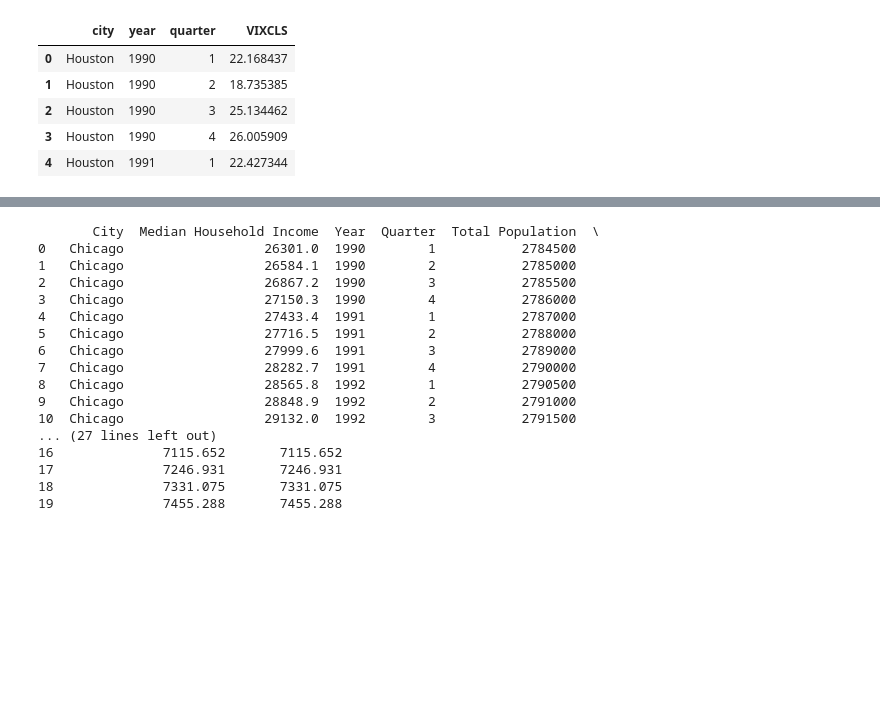
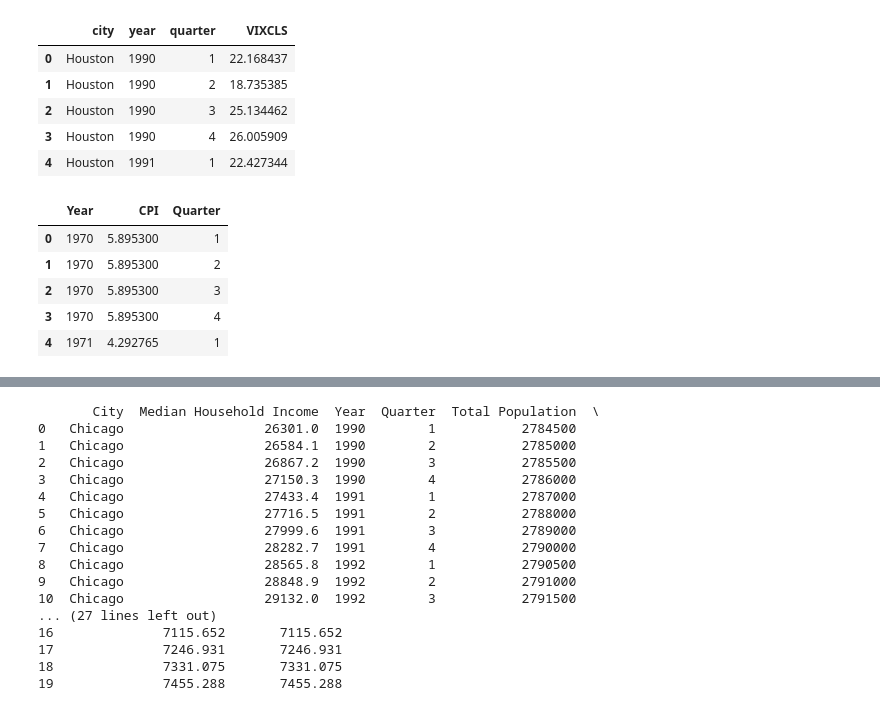
Before and after one commit to katelync12/HomeCast, a Jupyter notebook: cleaned_data.ipynb, the cells around one changed output, grey strips where cells are left out. Cells and saved outputs as stored; diff of their text form; code cells hidden in the pictures; blank space fills up the shorter version.

```diff
--- a/cleaned_data.ipynb
+++ b/cleaned_data.ipynb
@@ -215,0 +210,30 @@ vix.head()
+# %%
+# Inflation Data - CPI
+
+# Import necessary libraries
+import pandas as pd
+import numpy as np
+
+# Load CPI data
+cpi = pd.read_excel("datasets/consumer-price-inflation.xlsx")
+
+# Drop CPI for all countries except US and unnecessary columns
+cpi_us = cpi[cpi['Country'] == 'United States'].copy()
+cpi_us.drop(columns=['Country Code', 'IMF Country Code', 'Indicator Type', 'Series Name', 'Note', 'Country'], inplace=True)
+cpi_us.head()
+
+# Transpose the dataframe
+cpi_us_t = cpi_us.T
+cpi_us_t = cpi_us_t.reset_index().rename(columns={'index': 'Year', 190: 'CPI'})
+
+# Splitting years in quarters for CPI
+cpi_us_t_quarters = cpi_us_t.loc[cpi_us_t.index.repeat(4)].reset_index(drop=True)
+cpi_us_t_quarters['Quarter'] = np.tile([1, 2, 3, 4], len(cpi_us_t))
+cpi_us_t_quarters.head()
+# %% [output]
+|  | Year | CPI | Quarter |
+| 0 | 1970 | 5.895300 | 1 |
+| 1 | 1970 | 5.895300 | 2 |
+| 2 | 1970 | 5.895300 | 3 |
+| 3 | 1970 | 5.895300 | 4 |
+| 4 | 1971 | 4.292765 | 1 |
```
Also changed, not shown: parts of 21 cells of this notebook.
